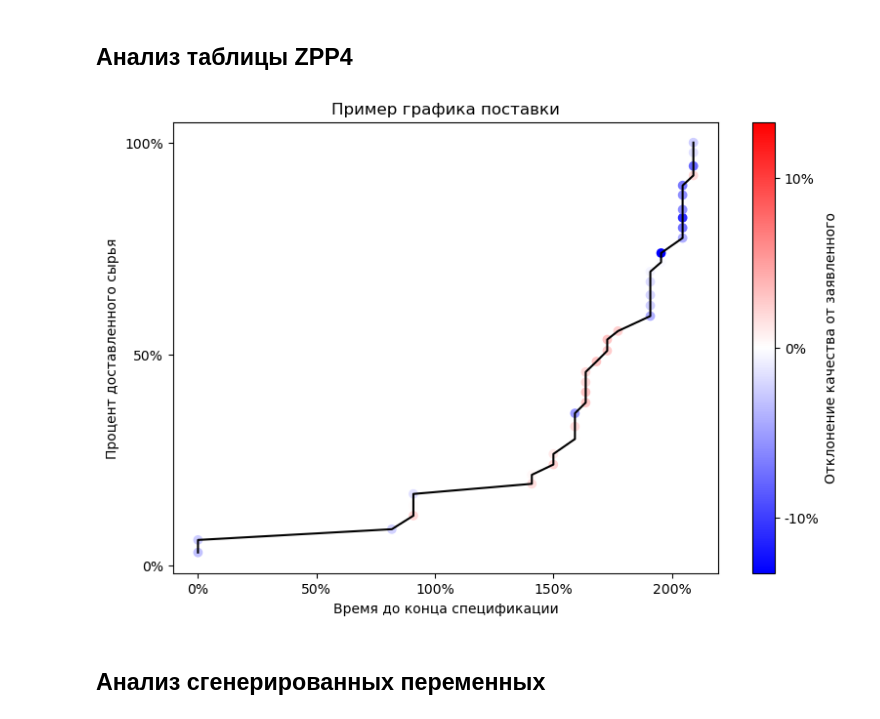
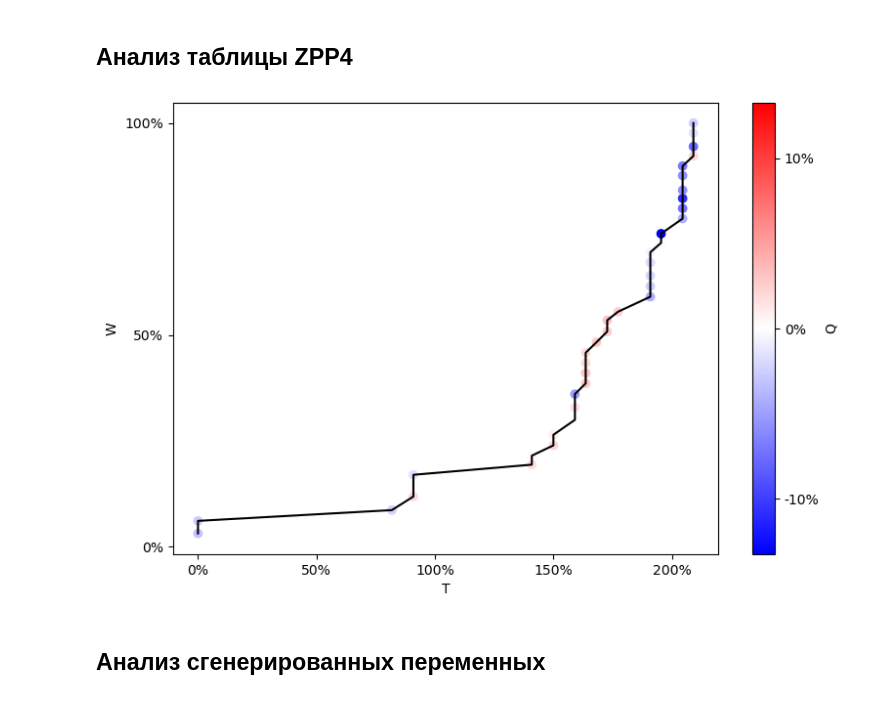
Before and after one commit to my-sas/Suppliers-time-series-analysis, a Jupyter notebook: notebooks/EDA.ipynb, the cells around one changed output. Saved outputs shown, nothing was run; the diff lists cells and outputs as text; code cells hidden in the pictures.

```diff
--- a/notebooks/EDA.ipynb
+++ b/notebooks/EDA.ipynb
@@ -37,20 +37,21 @@ zpp4['spec_date'] = pd.to_datetime(zpp4['spec_date'], format='%Y-%m-%d')
 
 # Генерация фичей
 
-spec = spec_preporarion(spec, zpp4)
-zpp4 = zpp4_preporarion(zpp4, spec)
+spec = feature_generation.spec_preporarion(spec, zpp4)
+zpp4 = feature_generation.zpp4_preporarion(zpp4, spec)
 
 # фичи аггрегации параметров прошлых поставок
-spec = zpp4_features(spec, zpp4)
+spec = feature_generation.zpp4_features(spec, zpp4)
 
 # фичи эмбеддинги
-spec = embed_features(spec)
+feature_generation.EMBED_PATH = '../data/processed_data/embed_df2.csv'
+spec = feature_generation.embed_features(spec)
 
 # агрегация из прошлых спецификаций
-spec = spec_features(spec, zpp4)
+spec = feature_generation.spec_features(spec, zpp4)
 
 # кумулятивные фичи поставок
-zpp4 = zpp4_preporarion(zpp4, spec)
+zpp4 = feature_generation.zpp4_preporarion(zpp4, spec)
 
 # фичи
 features = [['supplier_lateness', 'supplier_underweight', 'supplier_price_change'],
@@ -120,38 +121,38 @@ plt.savefig('../figures/weekday_volume_dist.jpg', bbox_inches='tight')
 # %%
 # выбираем историю поставок
 history = zpp4[zpp4['id'] == zpp4['id'].unique()[133]]
 x = history['lateness_percentage'].values
 y = history['weight_percentage'].values
 annotation = history['price_change'].values
 
 # настройки графика
 plt.figure(figsize=(9, 6))
-plt.xlabel('Время до конца спецификации')
-plt.ylabel('Процент доставленного сырья')
-plt.title('Пример графика поставки')
+plt.xlabel('T')
+plt.ylabel('W')
+# plt.title('Пример графика поставки')
 
 # сам график
 plt.plot(x, y, c='black')
 
 # аннотация (качество сырья)
 d = max(abs(annotation.min()), annotation.max())
 plt.scatter(x, y, c=annotation, cmap='bwr', vmin=-d, vmax=d)
 
 # добавлем цветной столбик
 cbar = plt.colorbar(ticks=[-10, 0, 10])
-cbar.set_label('Отклонение качества от заявленного')
+cbar.set_label('Q')
 cbar.set_ticklabels(['-10%', '0%', '10%'])
 
 # заменяем значения на осях
 old_values = [0., 0.5, 1., 1.5, 2.]
 new_values = ['0%', '50%', '100%', '150%', '200%']
 plt.xticks(old_values, new_values)
 plt.yticks(old_values[:3], new_values[:3])
 
 # plt.show()
-# plt.savefig('../figures/supplier_spec_history.jpg', bbox_inches='tight')
+plt.savefig('../figures/supplier_spec_history.jpg', bbox_inches='tight')
 # %% [output]
-[figure, old version]
+[figure, new version]
 # %% [markdown]
 ## Анализ сгенерированных переменных
 # %%
```
Also changed, not shown: parts of 19 cells of this notebook, 16 other files.
